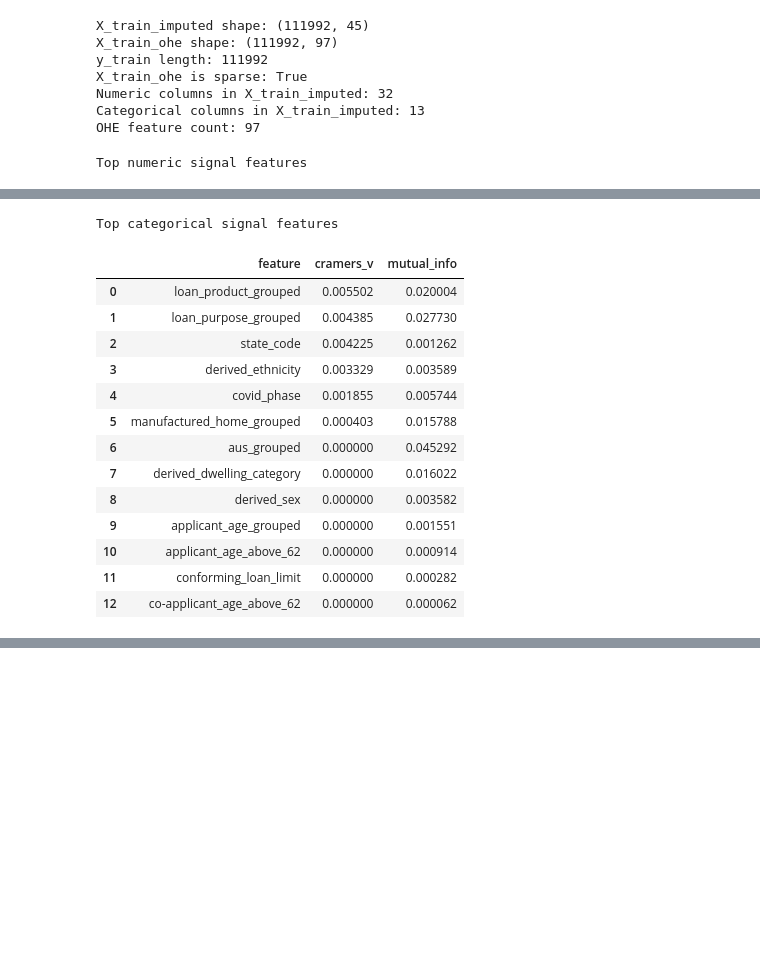
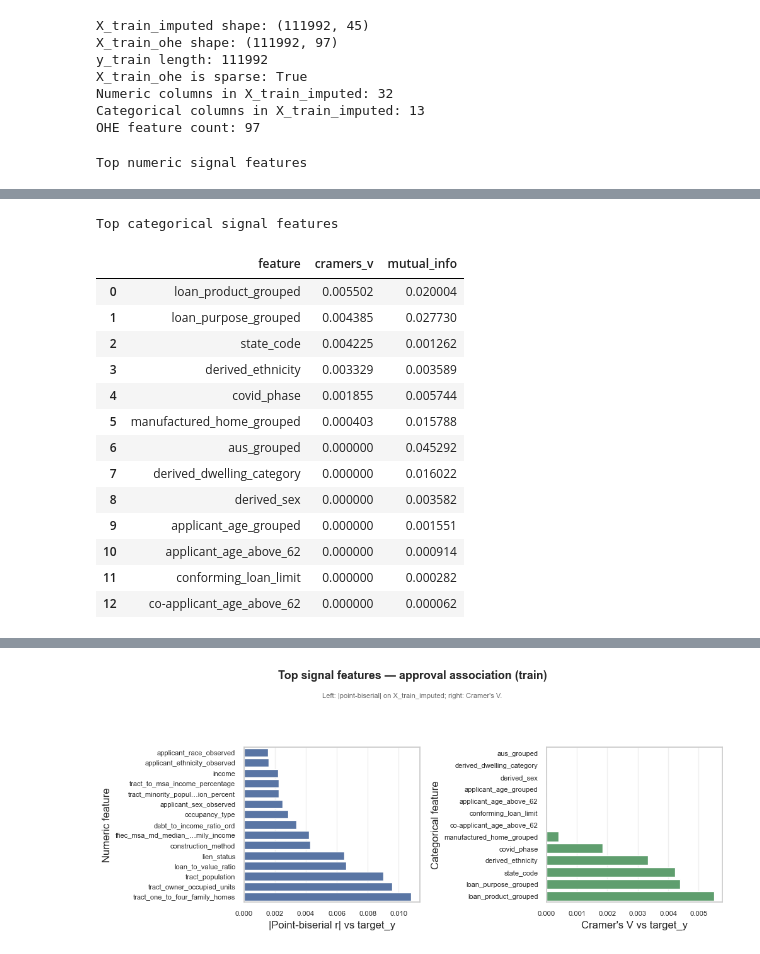
Before and after one commit to xsxsx-999/5243-project4, a Jupyter notebook: eda_insights/eda_insights.ipynb, the cells around one changed output, grey strips where cells are left out. Cells and saved outputs as stored; diff of their text form; code cells hidden in the pictures; blank space fills up the shorter version.

```diff
--- a/eda_insights/eda_insights.ipynb
+++ b/eda_insights/eda_insights.ipynb
@@ -251,24 +262,6 @@ numeric_signal = (
 
 print("Top numeric signal features")
 display(numeric_signal.head(20))
-
-plot_num = numeric_signal.head(15).copy()
-plot_num = plot_num.sort_values("abs_pointbiserial_r", ascending=True)
-plot_num["feature_short"] = plot_num["feature"].map(lambda s: shorten_label(s, 32))
-
-fig, ax = plt.subplots(figsize=(11.5, 7))
-sns.barplot(data=plot_num, x="abs_pointbiserial_r", y="feature_short", color="#4C72B0", ax=ax)
-ax.set_xlabel("|Point-biserial correlation with target_y|")
-ax.set_ylabel("Numeric feature")
-
-save_fig(
-    fig,
-    6,
-    "Top Numeric Signal Features — Approval Association (Train)",
-    subtitle="Ranked by absolute point-biserial correlation on X_train_imputed.",
-    filename_stub="numeric_signal_top15",
-)
-plt.show()
 
 # Categorical signal: Cramer's V + mutual information
 cat_rows = []
@@ -310,23 +303,70 @@ categorical_signal = (
 print("Top categorical signal features")
 display(categorical_signal.head(20))
 
+plot_num = numeric_signal.head(15).copy()
+plot_num = plot_num.sort_values("abs_pointbiserial_r", ascending=True)
+plot_num["feature_short"] = plot_num["feature"].map(lambda s: shorten_label(s, 32))
+
 if not categorical_signal.empty:
     plot_cat = categorical_signal.head(15).copy().sort_values("cramers_v", ascending=True)
     plot_cat["feature_short"] = plot_cat["feature"].map(lambda s: shorten_label(s, 38))
 
-    fig, ax = plt.subplots(figsize=(11.5, 7))
-    sns.barplot(data=plot_cat, x="cramers_v", y="feature_short", color="#55A868", ax=ax)
-    ax.set_xlabel("Cramer's V with target_y")
-    ax.set_ylabel("Categorical feature")
+    fig, axes = plt.subplots(1, 2, figsize=(10.2, 4.35), sharey=False)
+    ax0, ax1 = axes
+
+    sns.barplot(
+        data=plot_num,
+        x="abs_pointbiserial_r",
+        y="feature_short",
+        color="#4C72B0",
+        ax=ax0,
+    )
+    ax0.set_xlabel("|Point-biserial r| vs target_y")
+    ax0.set_ylabel("Numeric feature")
+    ax0.tick_params(axis="both", labelsize=8)
+    ax0.grid(axis="x", alpha=0.3)
+
+    sns.barplot(
+        data=plot_cat,
+        x="cramers_v",
+        y="feature_short",
+        color="#55A868",
+        ax=ax1,
+    )
+    ax1.set_xlabel("Cramer's V vs target_y")
+    ax1.set_ylabel("Categorical feature")
+    ax1.tick_params(axis="both", labelsize=8)
+    ax1.grid(axis="x", alpha=0.3)
 
     save_fig(
         fig,
-        7,
-        "Top Categorical Signal Features — Approval Association (Train)",
-        subtitle="Ranked by Cramer's V on X_train_imputed.",
-        filename_stub="categorical_signal_top15",
+        6,
+        "Top signal features — approval association (train)",
+        subtitle="Left: |point-biserial| on X_train_imputed; right: Cramer's V.",
+        filename_stub="signal_features_top15_1x2",
     )
     plt.show()
+else:
+    fig, ax = plt.subplots(figsize=(7.2, 4.6))
+    sns.barplot(
+        data=plot_num,
+        x="abs_pointbiserial_r",
+        y="feature_short",
+        color="#4C72B0",
+        ax=ax,
+    )
+    ax.set_xlabel("|Point-biserial correlation with target_y|")
+    ax.set_ylabel("Numeric feature")
+    ax.tick_params(axis="both", labelsize=8)
+
+    save_fig(
+        fig,
+        6,
+        "Top Numeric Signal Features — Approval Association (Train)",
+        subtitle="Ranked by absolute point-biserial correlation on X_train_imputed.",
+        filename_stub="numeric_signal_top15",
+    )
+    plt.show()
 # %% [output]
 Top numeric signal features
 |  | feature | pointbiserial_r | pointbiserial_p | spearman_r | spearman_p | abs_pointbiserial_r |
@@ -366,3 +404,4 @@ Top categorical signal features
+[figure, new version]
 # %%
 # 3) Numeric redundancy + correlation structure (X_train_imputed)
 
```
Also changed, not shown: parts of 6 cells of this notebook, 9 other files.
